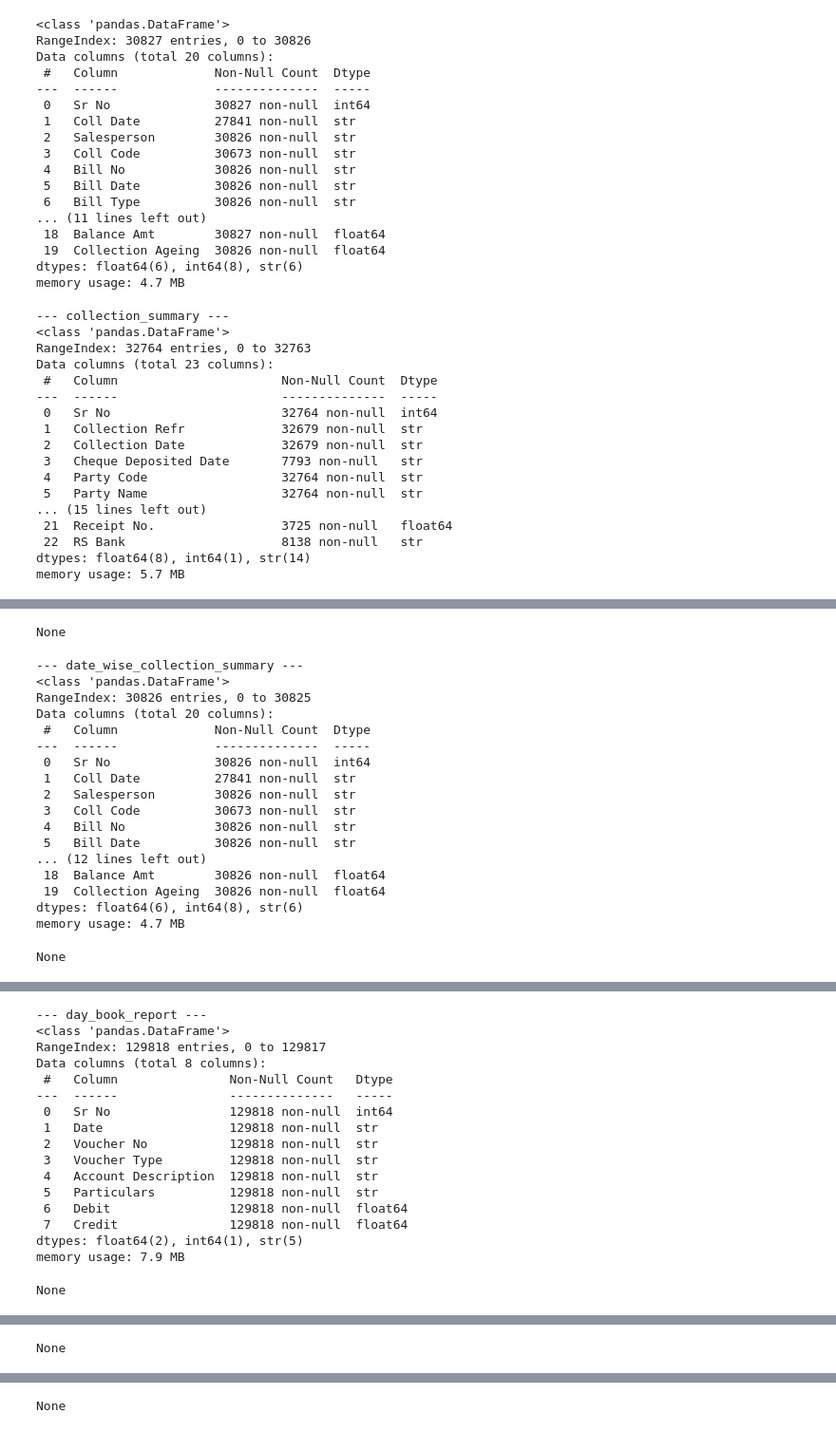
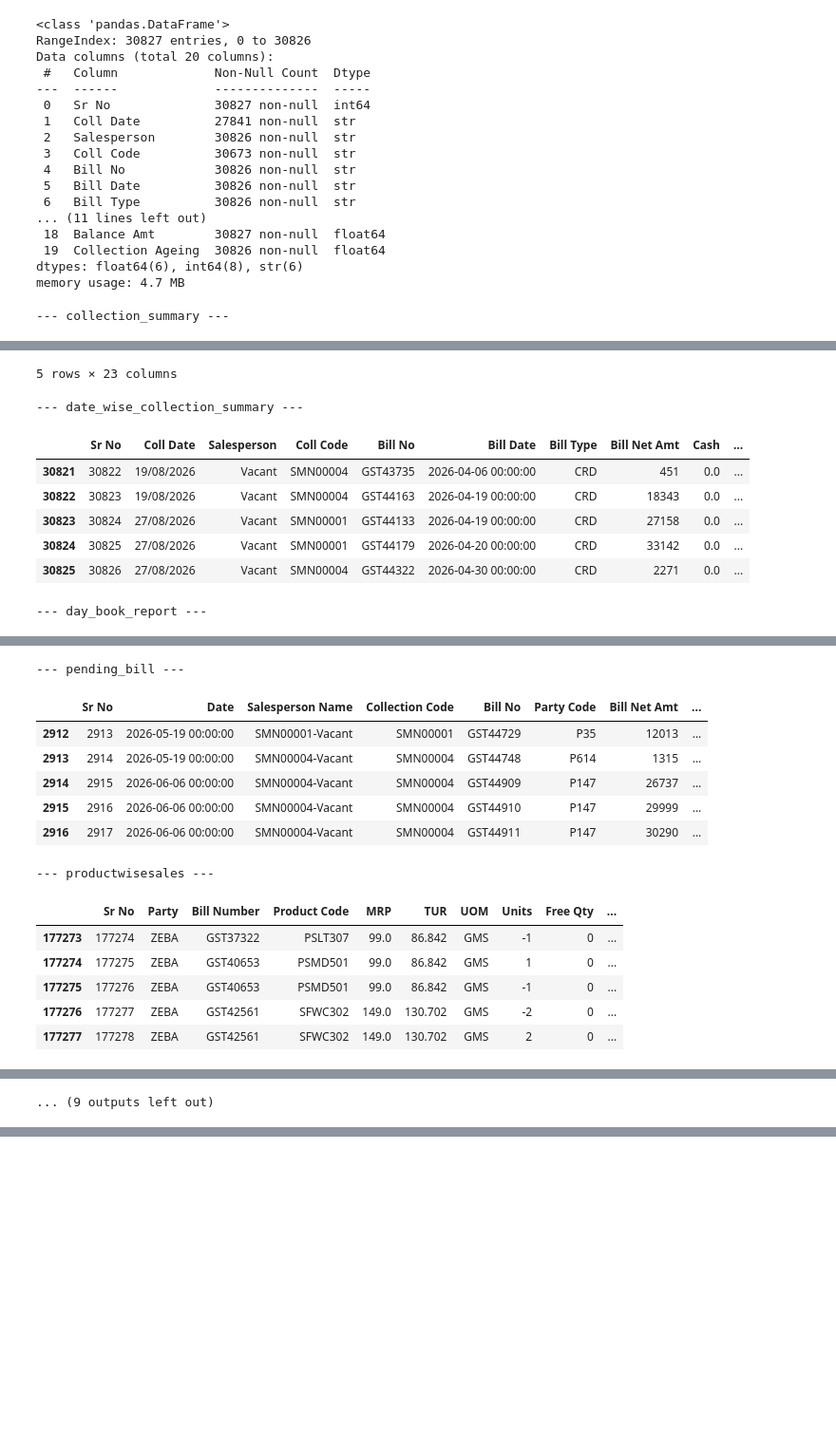
Before and after one commit to Sultan00786/VIP_AGENCY-SALES-ANALYSIS, a Jupyter notebook: data_clean.ipynb, the cells around one changed output, grey strips where cells are left out. Shown at 95% size. Drawn from its saved outputs; the diff is of its cells as text; code cells hidden in the pictures; blank space fills up the shorter version.

```diff
--- a/Untitled.ipynb
+++ b/data_clean.ipynb
@@ -609,23 +611,7 @@ for name, df in dfs.__dict__.items():
 # %%
 for name,df in dfs.__dict__.items():
     print(f"--- {name} ---")
-    display(df.info())
+    display(df.tail())
     print(f'\n\n')
 # %% [output]
 --- collection_summary ---
-<class 'pandas.DataFrame'>
-RangeIndex: 32764 entries, 0 to 32763
-Data columns (total 23 columns):
- #   Column                      Non-Null Count  Dtype
----  ------                      --------------  -----
- 0   Sr No                       32764 non-null  int64
- 1   Collection Refr             32679 non-null  str
- 2   Collection Date             32679 non-null  str
- 3   Cheque Deposited Date       7793 non-null   str
- 4   Party Code                  32764 non-null  str
- 5   Party Name                  32764 non-null  str
-... (15 lines left out)
- 21  Receipt No.                 3725 non-null   float64
- 22  RS Bank                     8138 non-null   str
-dtypes: float64(8), int64(1), str(14)
-memory usage: 5.7 MB
@@ -632,19 +624,9 @@ memory usage: 5.7 MB
-None
+5 rows × 23 columns
 --- date_wise_collection_summary ---
-<class 'pandas.DataFrame'>
-RangeIndex: 30826 entries, 0 to 30825
-Data columns (total 20 columns):
- #   Column             Non-Null Count  Dtype
----  ------             --------------  -----
- 0   Sr No              30826 non-null  int64
- 1   Coll Date          27841 non-null  str
- 2   Salesperson        30826 non-null  str
- 3   Coll Code          30673 non-null  str
- 4   Bill No            30826 non-null  str
- 5   Bill Date          30826 non-null  str
-... (12 lines left out)
- 18  Balance Amt        30826 non-null  float64
- 19  Collection Ageing  30826 non-null  float64
-dtypes: float64(6), int64(8), str(6)
-memory usage: 4.7 MB
+|  | Sr No | Coll Date | Salesperson | Coll Code | Bill No | Bill Date | Bill Type | Bill Net Amt | Cash | ... |
+| 30821 | 30822 | 19/08/2026 | Vacant | SMN00004 | GST43735 | 2026-04-06 00:00:00 | CRD | 451 | 0.0 | ... |
+| 30822 | 30823 | 19/08/2026 | Vacant | SMN00004 | GST44163 | 2026-04-19 00:00:00 | CRD | 18343 | 0.0 | ... |
+| 30823 | 30824 | 27/08/2026 | Vacant | SMN00001 | GST44133 | 2026-04-19 00:00:00 | CRD | 27158 | 0.0 | ... |
+| 30824 | 30825 | 27/08/2026 | Vacant | SMN00001 | GST44179 | 2026-04-20 00:00:00 | CRD | 33142 | 0.0 | ... |
+| 30825 | 30826 | 27/08/2026 | Vacant | SMN00004 | GST44322 | 2026-04-30 00:00:00 | CRD | 2271 | 0.0 | ... |
-None
+--- day_book_report ---
@@ -651,17 +639,14 @@ None
---- day_book_report ---
-<class 'pandas.DataFrame'>
-RangeIndex: 129818 entries, 0 to 129817
-Data columns (total 8 columns):
- #   Column               Non-Null Count   Dtype
----  ------               --------------   -----
- 0   Sr No                129818 non-null  int64
- 1   Date                 129818 non-null  str
- 2   Voucher No           129818 non-null  str
- 3   Voucher Type         129818 non-null  str
- 4   Account Description  129818 non-null  str
- 5   Particulars          129818 non-null  str
- 6   Debit                129818 non-null  float64
- 7   Credit               129818 non-null  float64
-dtypes: float64(2), int64(1), str(5)
-memory usage: 7.9 MB
+--- pending_bill ---
+|  | Sr No | Date | Salesperson Name | Collection Code | Bill No | Party Code | Bill Net Amt | ... |
+| 2912 | 2913 | 2026-05-19 00:00:00 | SMN00001-Vacant | SMN00001 | GST44729 | P35 | 12013 | ... |
+| 2913 | 2914 | 2026-05-19 00:00:00 | SMN00004-Vacant | SMN00004 | GST44748 | P614 | 1315 | ... |
+| 2914 | 2915 | 2026-06-06 00:00:00 | SMN00004-Vacant | SMN00004 | GST44909 | P147 | 26737 | ... |
+| 2915 | 2916 | 2026-06-06 00:00:00 | SMN00004-Vacant | SMN00004 | GST44910 | P147 | 29999 | ... |
+| 2916 | 2917 | 2026-06-06 00:00:00 | SMN00004-Vacant | SMN00004 | GST44911 | P147 | 30290 | ... |
-None
+--- productwisesales ---
+|  | Sr No | Party | Bill Number | Product Code | MRP | TUR | UOM | Units | Free Qty | ... |
+| 177273 | 177274 | ZEBA | GST37322 | PSLT307 | 99.0 | 86.842 | GMS | -1 | 0 | ... |
+| 177274 | 177275 | ZEBA | GST40653 | PSMD501 | 99.0 | 86.842 | GMS | 1 | 0 | ... |
+| 177275 | 177276 | ZEBA | GST40653 | PSMD501 | 99.0 | 86.842 | GMS | -1 | 0 | ... |
+| 177276 | 177277 | ZEBA | GST42561 | SFWC302 | 149.0 | 130.702 | GMS | -2 | 0 | ... |
+| 177277 | 177278 | ZEBA | GST42561 | SFWC302 | 149.0 | 130.702 | GMS | 2 | 0 | ... |
@@ -686 +654 @@ memory usage: 228.0 KB
-None
+... (9 outputs left out)
@@ -705 +654,0 @@ memory usage: 13.5 MB
-None
```
Also changed, not shown: parts of 15 cells of this notebook, 2 other files.
